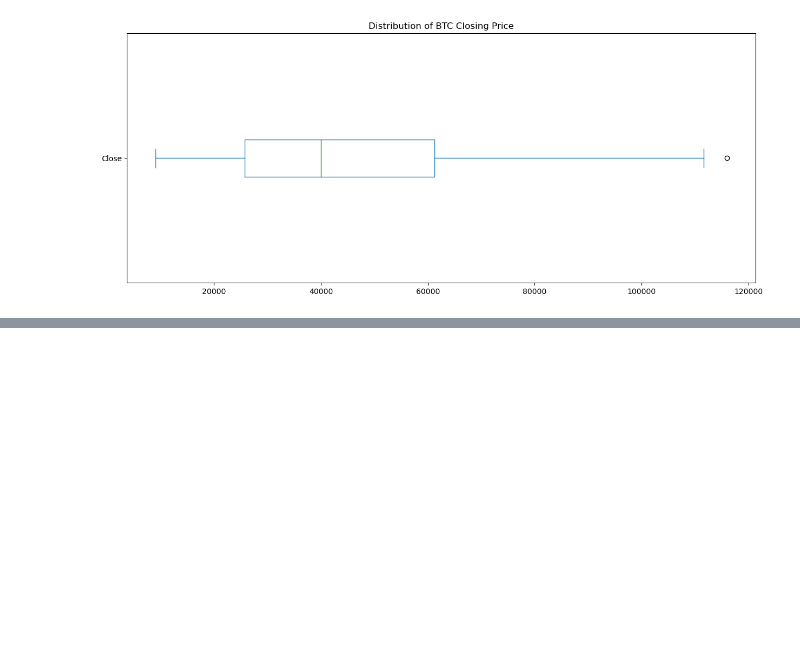
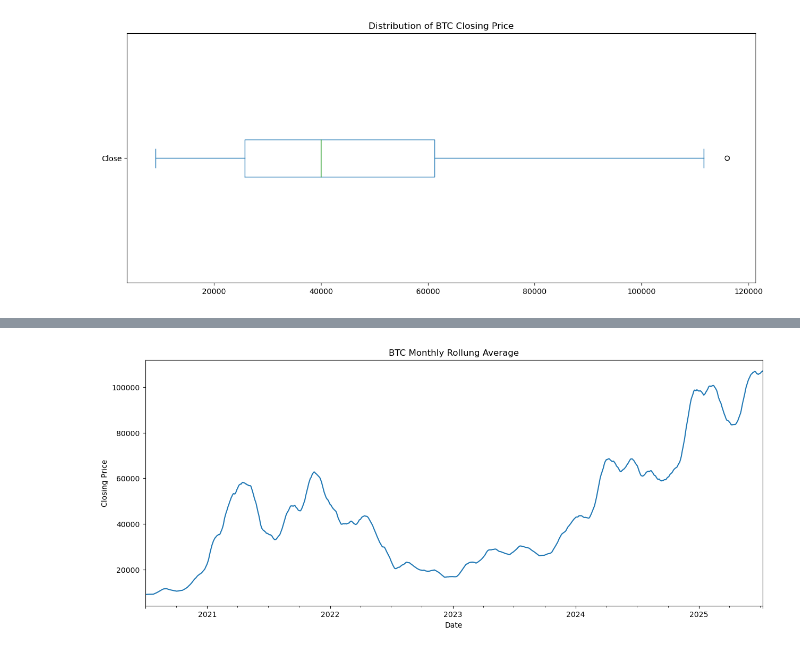
Before and after one commit to serialdotai/btc-closing-price-tracker, a Jupyter notebook: linear_reg_btc.ipynb, the cells around one changed output, grey strips where cells are left out. Cells and saved outputs as stored; diff of their text form; code cells hidden in the pictures; blank space fills up the shorter version.

```diff
--- a/linear_reg_btc.ipynb
+++ b/linear_reg_btc.ipynb
@@ -101,0 +119,6 @@ df["Close"].plot(
+# %%
+# Plotting the rolling average
+fig, ax = plt.subplots(figsize=(15, 6))
+df["Close"].rolling(30, min_periods=1).mean().plot(ax=ax, ylabel="Closing Price", title="BTC Monthly Rollung Average");
+# %% [output]
+[figure, added]
```
Also changed, not shown: parts of 3 cells of this notebook.
